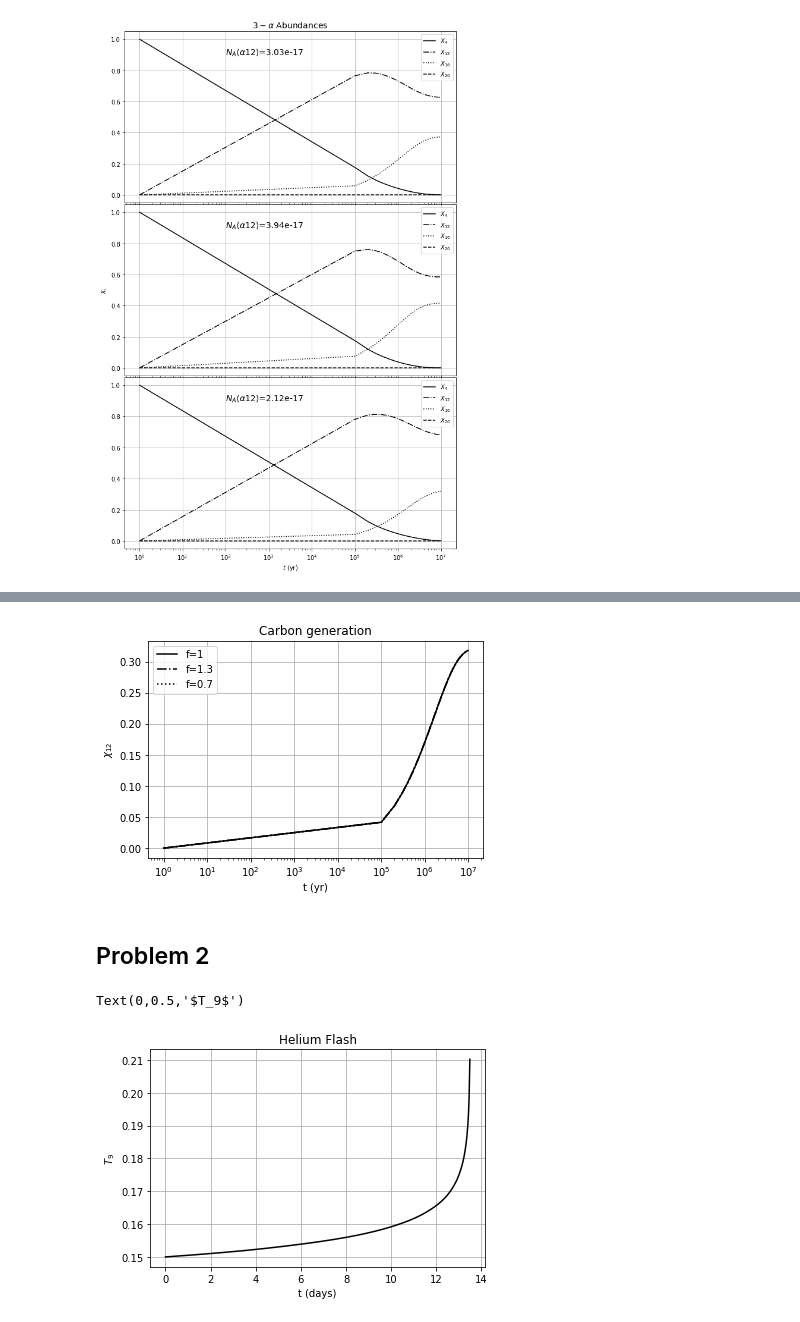
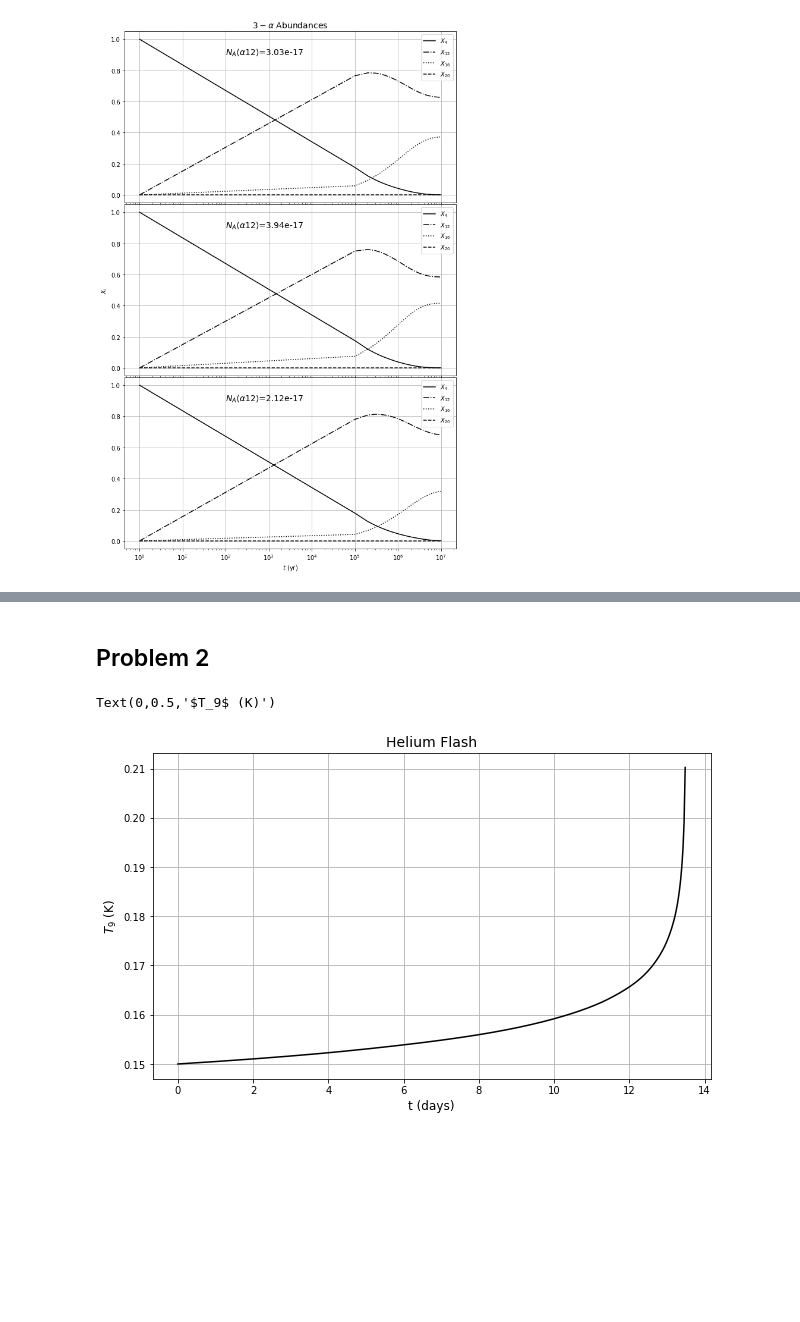
Before and after one commit to mileslucas/astro580, a Jupyter notebook: hw3/hw3.ipynb, the cells around one changed output, grey strips where cells are left out. Drawn from its saved outputs; the diff is of its cells as text; code cells hidden in the pictures; blank space fills up the shorter version.

```diff
--- a/hw3/hw3.ipynb
+++ b/hw3/hw3.ipynb
@@ -107,7 +77,3 @@ calc_and_plot(sigs1)
-# %%
-calc_and_plot(sigs2)
-# %% [output]
-[figure, removed]
 # %% [markdown]
 ## Problem 2
 # %%
@@ -137,12 +103,15 @@ result = solve_ivp(temperature, span, (1.5e8,), t_eval=t)
 # %%
 degen = (rho / mu_e / 6e-9)**(2/3)
 mask = result.y[0] < degen
+
+plt.figure(figsize=(10, 6))
 plt.plot(result.t[mask], result.y[0][mask] / 1e9, 'k')
+
 plt.grid()
 
-plt.title('Helium Flash')
-plt.xlabel('t (days)')
-plt.ylabel(r'$T_9$')
+plt.title('Helium Flash', fontsize=14)
+plt.xlabel('t (days)', fontsize=12)
+plt.ylabel(r'$T_9$ (K)', fontsize=12)
 # %% [output]
-Text(0,0.5,'$T_9$')
+Text(0,0.5,'$T_9$ (K)')
-[figure, old version]
+[figure, new version]
```
Also changed, not shown: parts of 4 cells of this notebook, 5 other files.
